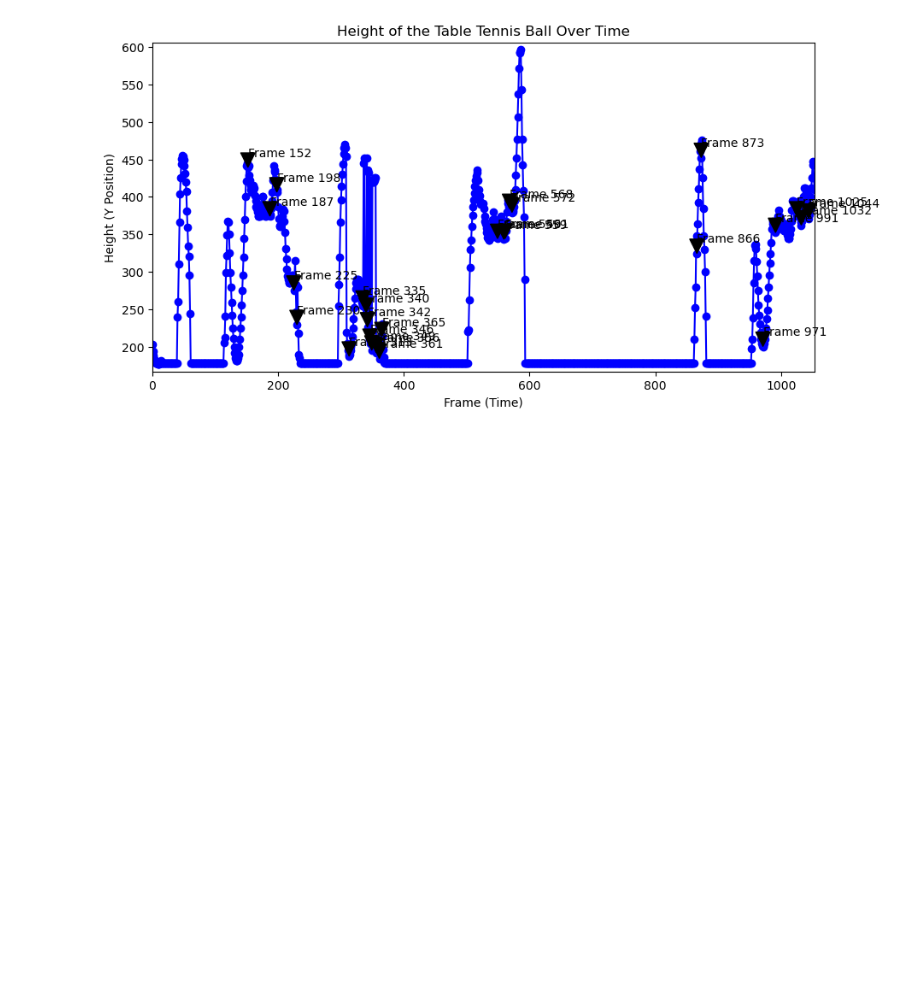
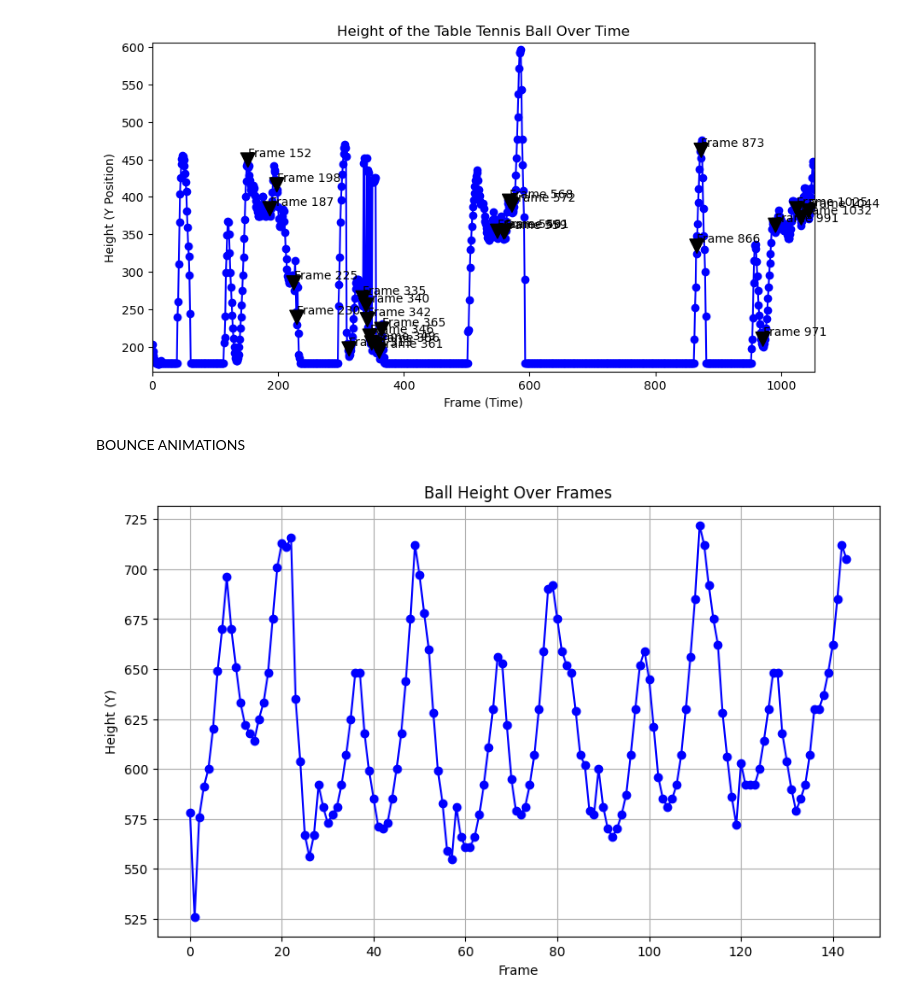
Before and after one commit to VanJ21/TTRef, a Jupyter notebook: script.ipynb, the cells around one changed output. Drawn from its saved outputs; the diff is of its cells as text; code cells hidden in the pictures; blank space fills up the shorter version.

```diff
--- a/script.ipynb
+++ b/script.ipynb
@@ -418,0 +305,27 @@ cv2.destroyAllWindows()
+# %% [markdown]
+BOUNCE ANIMATIONS
+# %%
+import pandas as pd
+import matplotlib.pyplot as plt
+
+# Load the CSV file
+df = pd.read_csv('out/data/GarageTT_ball.csv')
+
+# Filter out rows where the ball is not visible
+df_visible = df[df['Visibility'] == 1]
+
+# Group by frame to get the average height for each frame (optional)
+# If you only want to plot y vs. frame, you can skip this step
+df_grouped = df_visible.groupby('Frame').mean().reset_index()
+
+# Plot height (Y) vs Frame
+plt.figure(figsize=(10, 6))
+plt.plot(df_grouped['Frame'], df_grouped['Y'], marker='o', linestyle='-', color='b')
+
+plt.title('Ball Height Over Frames')
+plt.xlabel('Frame')
+plt.ylabel('Height (Y)')
+plt.grid(True)
+plt.show()
+# %% [output]
+[figure, added]
```
Also changed, not shown: parts of 4 cells of this notebook, 4 other files.
